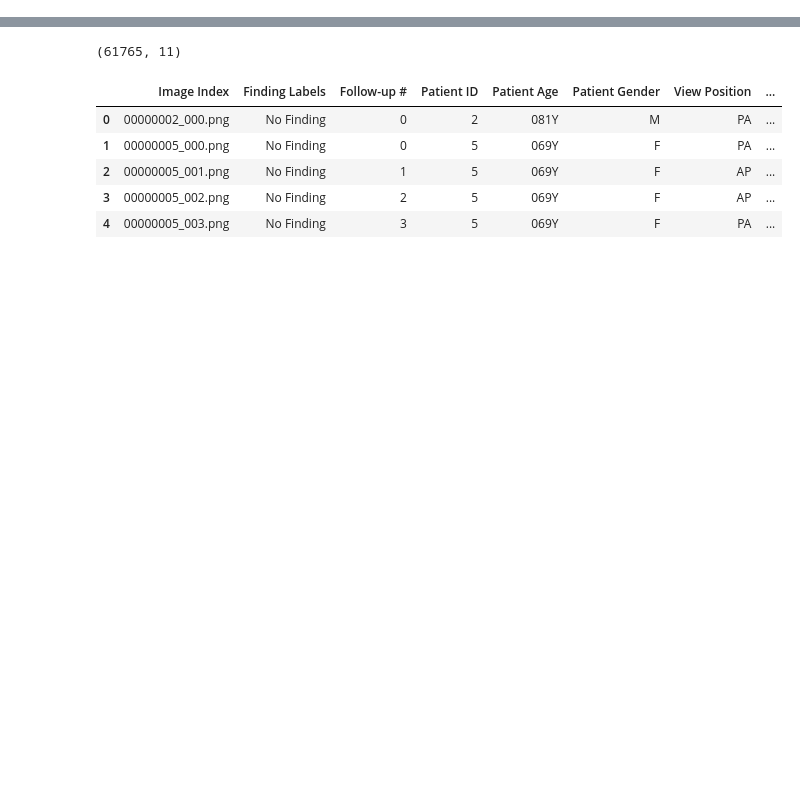
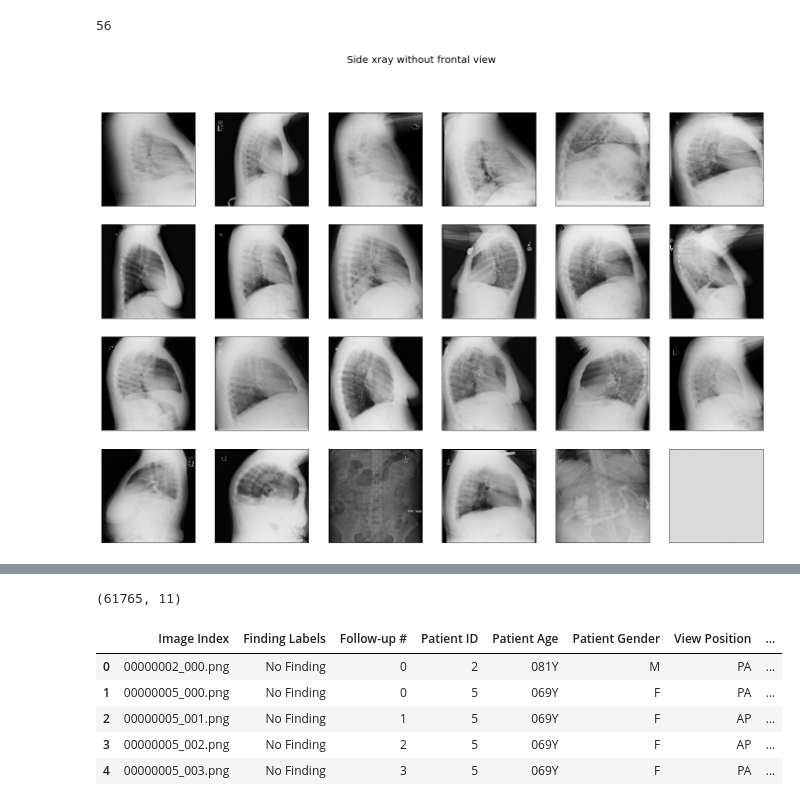
Before and after one commit to dattran2346/chestX-ray-14, a Jupyter notebook: 1.Cleaning.ipynb, the cells around one changed output, grey strips where cells are left out. Saved outputs shown, nothing was run; the diff lists cells and outputs as text; code cells hidden in the pictures; blank space fills up the shorter version.

```diff
--- a/1.Cleaning.ipynb
+++ b/1.Cleaning.ipynb
@@ -16,0 +46,7 @@ First, clean up data so to contain only 'Pneumonia' and 'No Finding' label
+# %%
+blacklist_nonPA = pd.read_csv('blacklist_non_PA_AP_view.csv', header=None)
+print(blacklist_nonPA.shape[0])
+plot_batch(blacklist_nonPA, 'Side xray without frontal view')
+# %% [output]
+56
+[figure, added]
```
Also changed, not shown: parts of 20 cells of this notebook, 9 other files.
